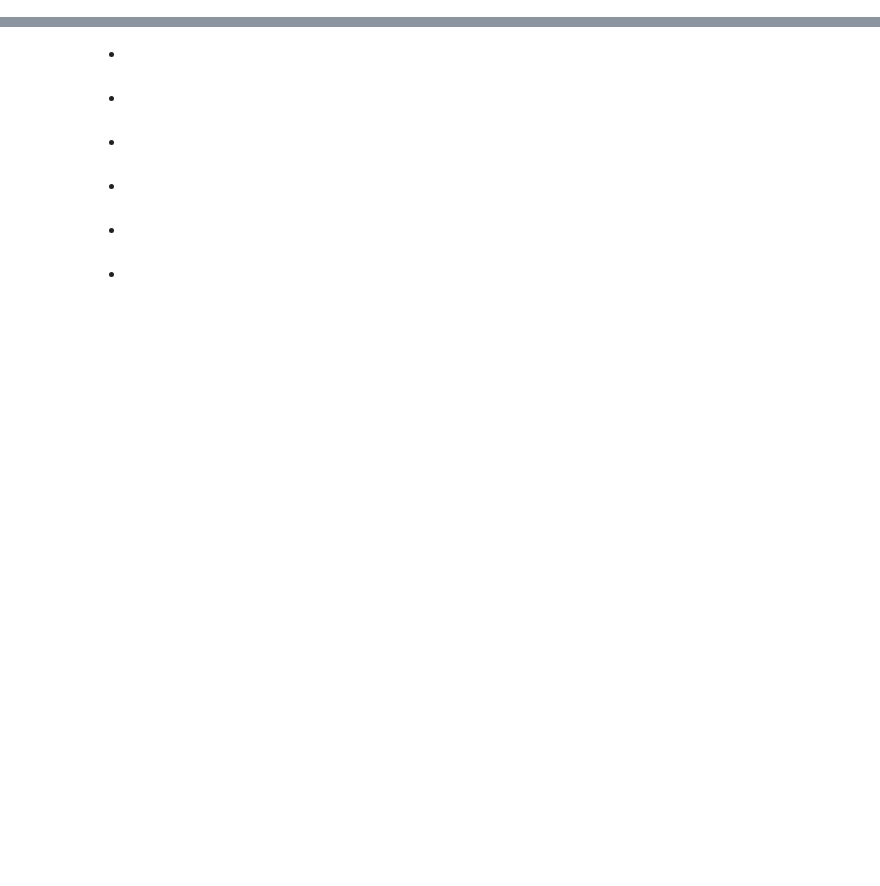
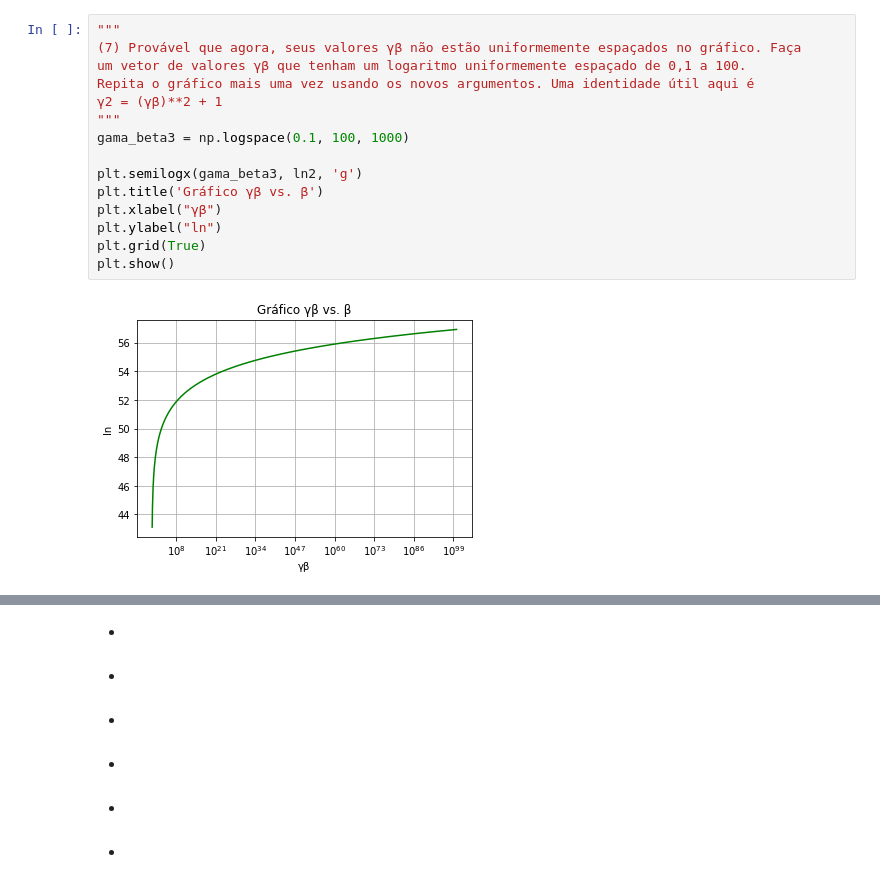
Before and after one commit to Edinaldobjr/aulas_de_python, a Jupyter notebook: Projeto1/edinaldo_projeto_1.ipynb, the cells around one changed output, grey strips where cells are left out. Cells and saved outputs as stored; diff of their text form; blank space fills up the shorter version.

```diff
--- a/Projeto1/edinaldo_projeto_1.ipynb
+++ b/Projeto1/edinaldo_projeto_1.ipynb
@@ -87,0 +98,17 @@ Com Beta = 0.6 temos Gamma = 1.25.
+# %%
+"""
+(7) Provável que agora, seus valores γβ não estão uniformemente espaçados no gráfico. Faça
+um vetor de valores γβ que tenham um logaritmo uniformemente espaçado de 0,1 a 100.
+Repita o gráfico mais uma vez usando os novos argumentos. Uma identidade útil aqui é
+γ2 = (γβ)**2 + 1
+"""
+gama_beta3 = np.logspace(0.1, 100, 1000)
+
+plt.semilogx(gama_beta3, ln2, 'g')
+plt.title('Gráfico γβ vs. β')
+plt.xlabel("γβ")
+plt.ylabel("ln")
+plt.grid(True)
+plt.show()
+# %% [output]
+[figure, added]
```
Also changed, not shown: parts of 10 cells of this notebook.
